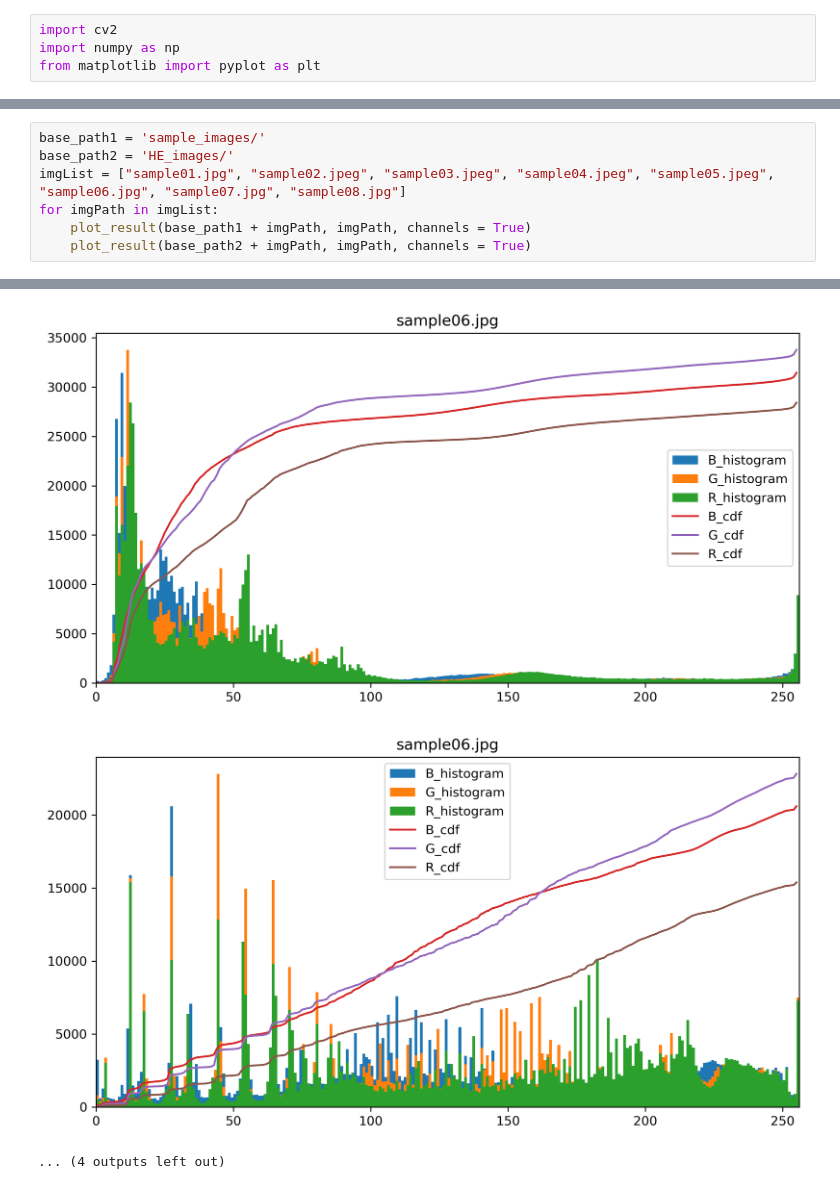
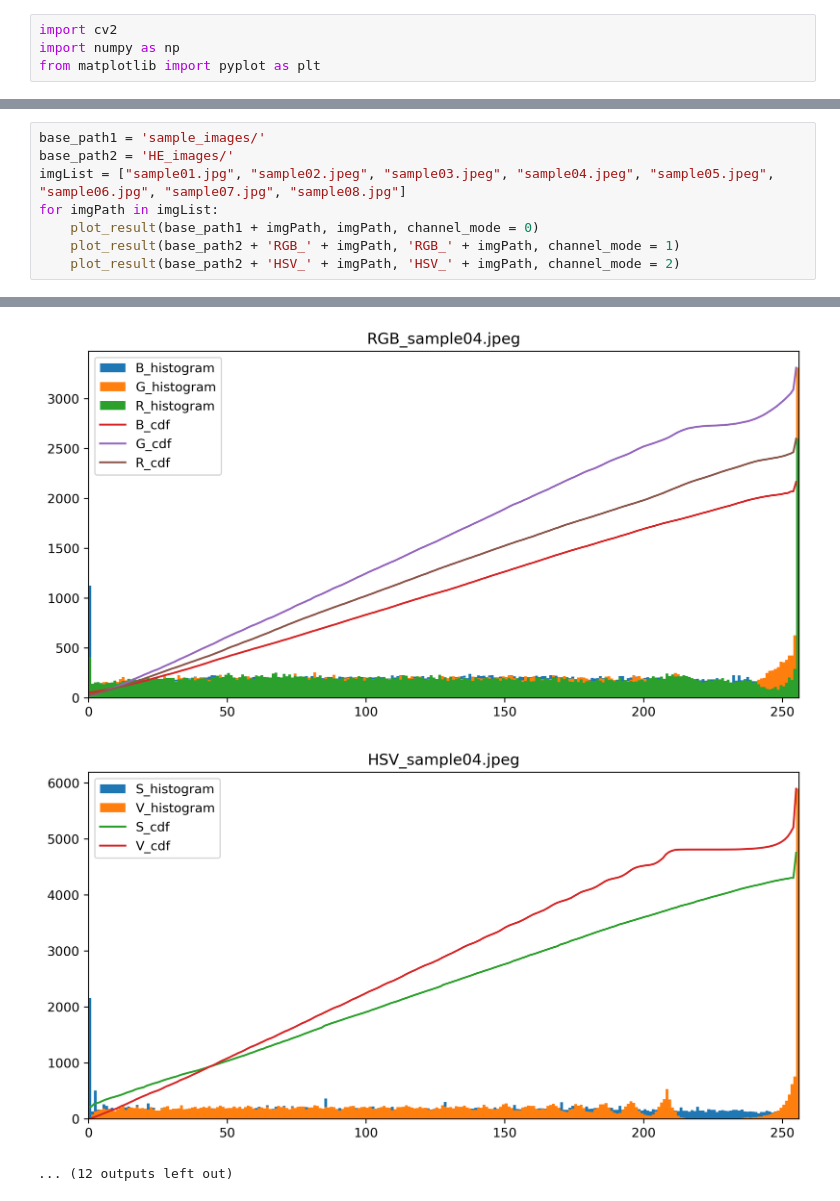
Before and after one commit to Thumbby/AI6121_CV, a Jupyter notebook: assignment_1/Plot.ipynb, the cells around one changed output, grey strips where cells are left out. Cells and saved outputs as stored; diff of their text form.

Commit message:
Can plot HSV results now

```diff
--- a/assignment_1/Plot.ipynb
+++ b/assignment_1/Plot.ipynb
@@ -66,6 +103,7 @@ base_path1 = 'sample_images/'
 base_path2 = 'HE_images/'
 imgList = ["sample01.jpg", "sample02.jpeg", "sample03.jpeg", "sample04.jpeg", "sample05.jpeg", "sample06.jpg", "sample07.jpg", "sample08.jpg"]
 for imgPath in imgList:
-    plot_result(base_path1 + imgPath, imgPath, channels = True)
-    plot_result(base_path2 + imgPath, imgPath, channels = True)
+    plot_result(base_path1 + imgPath, imgPath, channel_mode = 0)
+    plot_result(base_path2 + 'RGB_' + imgPath, 'RGB_' + imgPath, channel_mode = 1)
+    plot_result(base_path2 + 'HSV_' + imgPath, 'HSV_' + imgPath, channel_mode = 2)
 # %% [output]
@@ -82,3 +120,3 @@ for imgPath in imgList:
-[figure, old version]
+[figure, new version]
-[figure, old version]
+[figure, new version]
-... (4 outputs left out)
+... (12 outputs left out)
```
Also changed, not shown: parts of 3 cells of this notebook, 32 other files.
